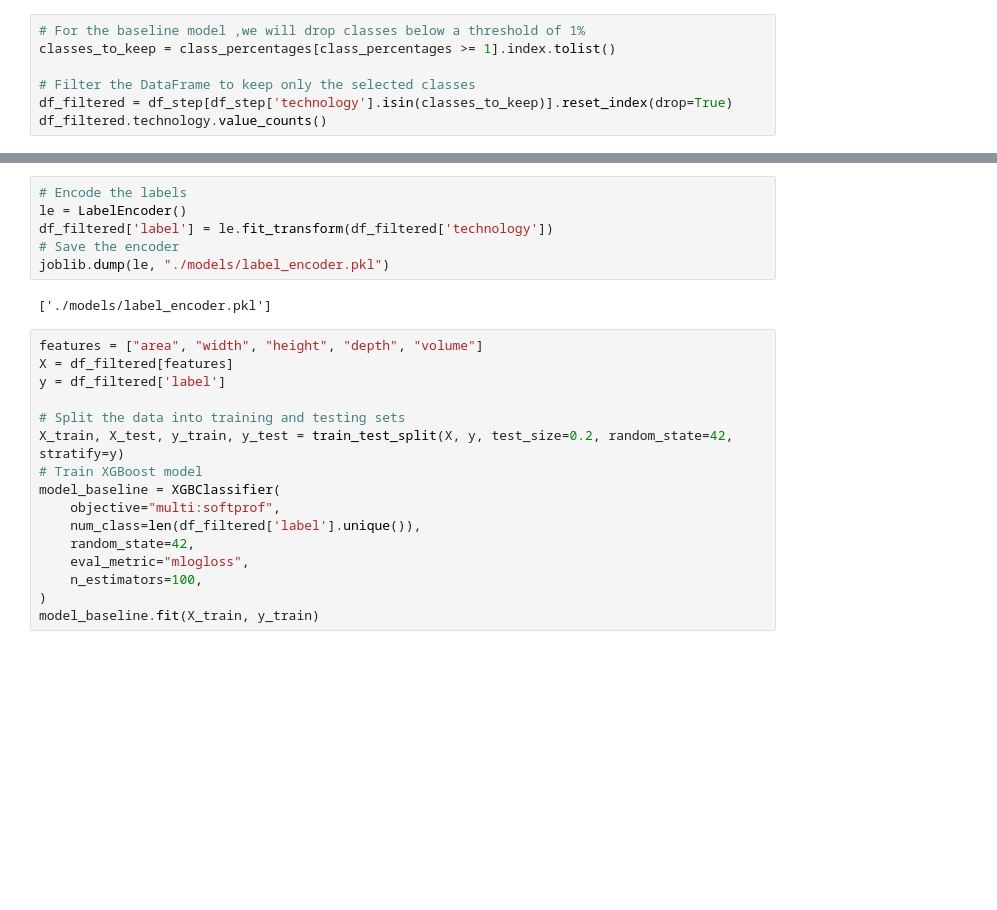
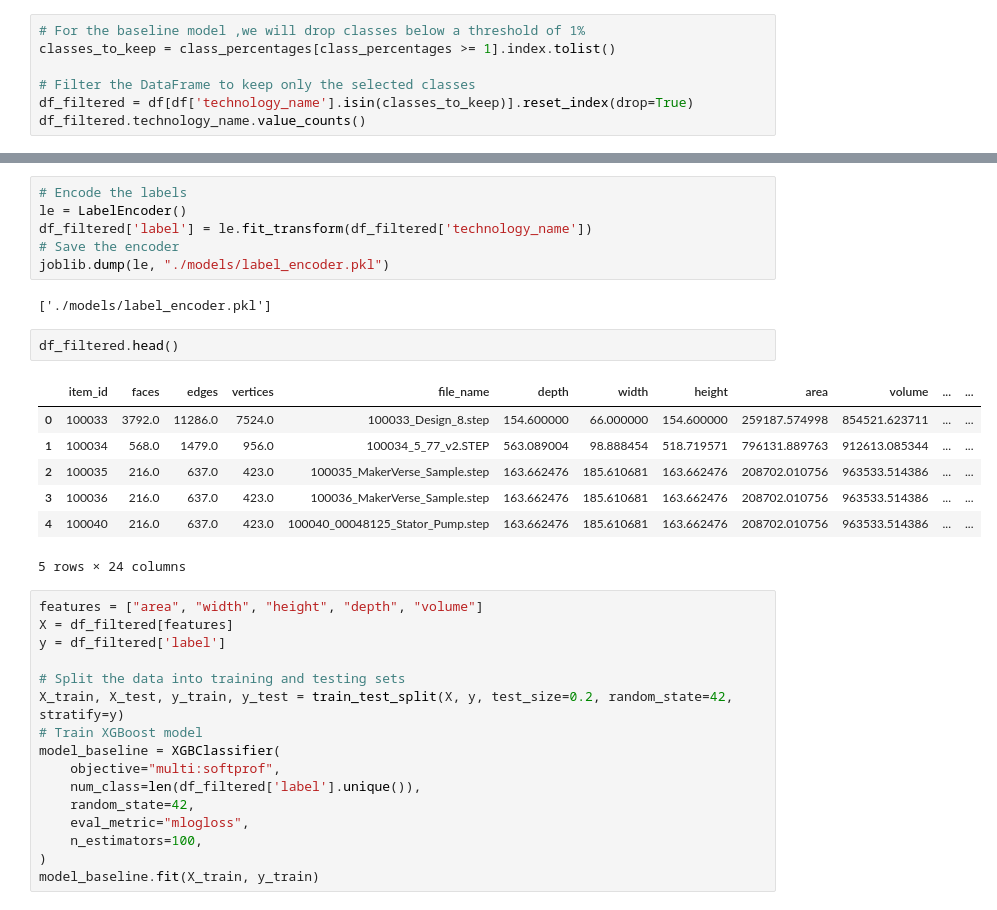
Before and after one commit to ml-phan/manufacturing-tech-gnn, a Jupyter notebook: baseline_model.ipynb, the cells around one changed output, grey strips where cells are left out. Drawn from its saved outputs; the diff is of its cells as text; blank space fills up the shorter version.

```diff
--- a/baseline_model.ipynb
+++ b/baseline_model.ipynb
@@ -108,6 +106,6 @@ plt.show()
 classes_to_keep = class_percentages[class_percentages >= 1].index.tolist()
 
 # Filter the DataFrame to keep only the selected classes
-df_filtered = df_step[df_step['technology'].isin(classes_to_keep)].reset_index(drop=True)
-df_filtered.technology.value_counts()
+df_filtered = df[df['technology_name'].isin(classes_to_keep)].reset_index(drop=True)
+df_filtered.technology_name.value_counts()
 # %% [output]
@@ -127,11 +125,21 @@ Name: count, dtype: int64
 # %%
 # Encode the labels
 le = LabelEncoder()
-df_filtered['label'] = le.fit_transform(df_filtered['technology'])
+df_filtered['label'] = le.fit_transform(df_filtered['technology_name'])
 # Save the encoder
 joblib.dump(le, "./models/label_encoder.pkl")
 # %% [output]
 ['./models/label_encoder.pkl']
+# %%
+df_filtered.head()
+# %% [output]
+|  | item_id | faces | edges | vertices | file_name | depth | width | height | area | volume | ... | ... |
+| 0 | 100033 | 3792.0 | 11286.0 | 7524.0 | 100033_Design_8.step | 154.600000 | 66.000000 | 154.600000 | 259187.574998 | 854521.623711 | ... | ... |
+| 1 | 100034 | 568.0 | 1479.0 | 956.0 | 100034_5_77_v2.STEP | 563.089004 | 98.888454 | 518.719571 | 796131.889763 | 912613.085344 | ... | ... |
+| 2 | 100035 | 216.0 | 637.0 | 423.0 | 100035_MakerVerse_Sample.step | 163.662476 | 185.610681 | 163.662476 | 208702.010756 | 963533.514386 | ... | ... |
+| 3 | 100036 | 216.0 | 637.0 | 423.0 | 100036_MakerVerse_Sample.step | 163.662476 | 185.610681 | 163.662476 | 208702.010756 | 963533.514386 | ... | ... |
+| 4 | 100040 | 216.0 | 637.0 | 423.0 | 100040_00048125_Stator_Pump.step | 163.662476 | 185.610681 | 163.662476 | 208702.010756 | 963533.514386 | ... | ... |
+5 rows × 24 columns
 # %%
 features = ["area", "width", "height", "depth", "volume"]
 X = df_filtered[features]
```
Also changed, not shown: parts of 8 cells of this notebook, 2 other files.
